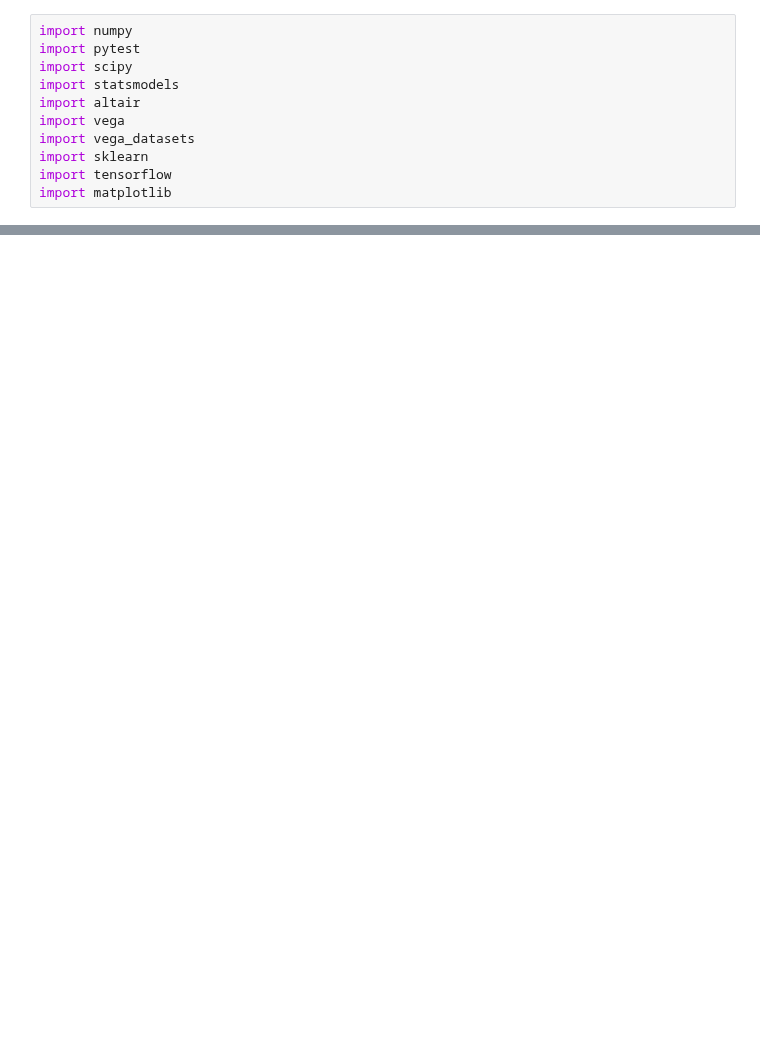
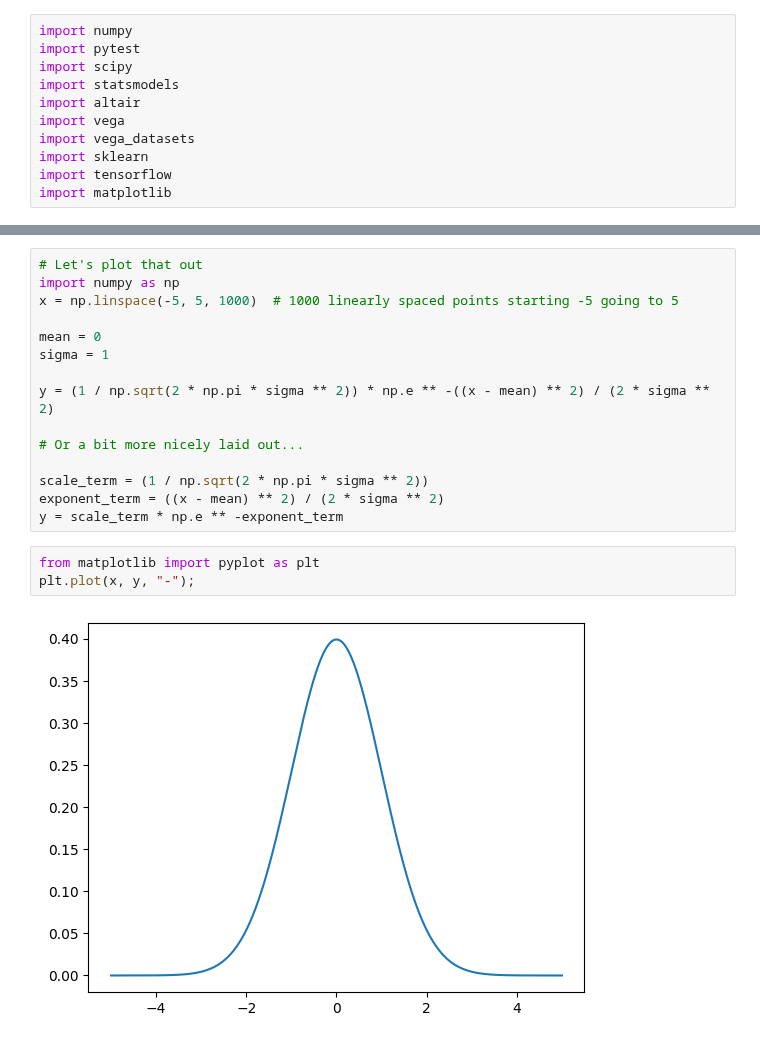
Before and after one commit to ranjan2829/Quant, a Jupyter notebook: Intro_Quant_Finance.ipynb, the cells around one changed output, grey strips where cells are left out. Saved outputs shown, nothing was run; the diff lists cells and outputs as text; blank space fills up the shorter version.

```diff
--- a/Intro_Quant_Finance.ipynb
+++ b/Intro_Quant_Finance.ipynb
@@ -33,0 +105,20 @@ import matplotlib
+# %%
+# Let's plot that out
+import numpy as np
+x = np.linspace(-5, 5, 1000)  # 1000 linearly spaced points starting -5 going to 5
+
+mean = 0
+sigma = 1
+
+y = (1 / np.sqrt(2 * np.pi * sigma ** 2)) * np.e ** -((x - mean) ** 2) / (2 * sigma ** 2)
+
+# Or a bit more nicely laid out...
+
+scale_term = (1 / np.sqrt(2 * np.pi * sigma ** 2))
+exponent_term = ((x - mean) ** 2) / (2 * sigma ** 2)
+y = scale_term * np.e ** -exponent_term
+# %%
+from matplotlib import pyplot as plt
+plt.plot(x, y, "-");
+# %% [output]
+[figure, added]
```
Also changed, not shown: parts of 8 cells of this notebook.
